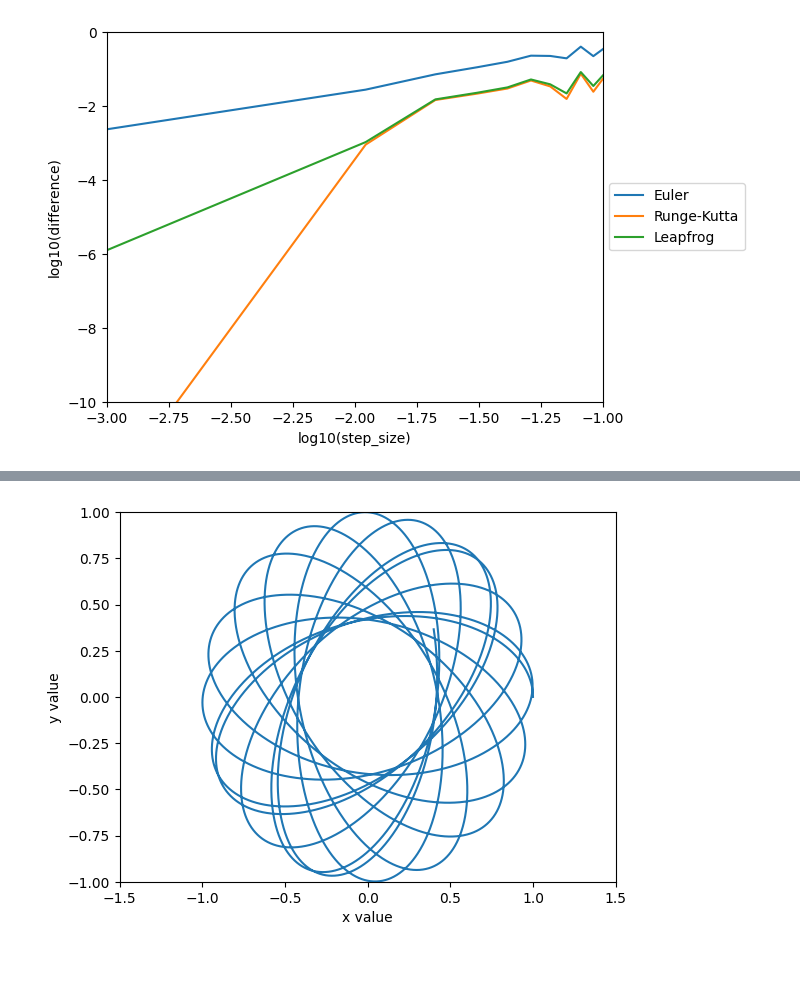
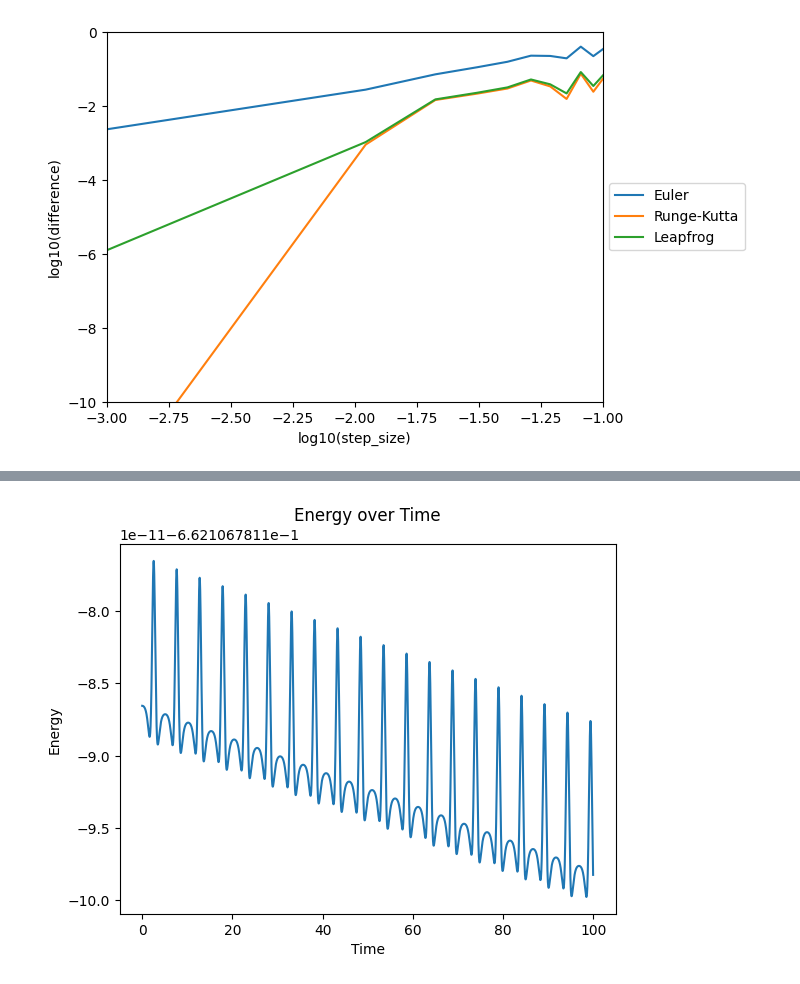
Before and after one commit to qchen4/ASTR-427-COmputational-Astrophysics, a Jupyter notebook: HWs/Homework2/Homeworkd 2.ipynb, the cells around one changed output, grey strips where cells are left out. Cells and saved outputs as stored; diff of their text form; code cells hidden in the pictures.

```diff
--- a/HWs/Homework2/Homeworkd 2.ipynb
+++ b/HWs/Homework2/Homeworkd 2.ipynb
@@ -83,0 +63,18 @@ t = [0, 30]
+# %%
+# Error analysis
+
+errors = []
+for step in step_sizes:
+    t = np.arange(0, t_end + step, step)
+    state = np.array(initial_state)
+    for _ in t[:-1]:
+        state = runge_kutta(deriv_sho, state, step)
+    errors.append(abs(state[0] - np.cos(t_end)))
+
+plt.figure()
+plt.loglog(step_sizes, errors, 'o-')
+plt.title('Error Analysis for SHO at t=30')
+plt.xlabel('Log of Step Size')
+plt.ylabel('Log of Error')
+plt.grid(True)
+plt.show()
@@ -217,35 +228,12 @@ step2 = .01
 # %%
-#3a
+# Energy calculation and plotting
 
-# reset state to initial state
-state = initial_state2
-
-# point to evaluate the state at
-index = t2[0]
-
-# lists to store results in
-x_result = []
-y_result = []
-
-# find the numerical integration value over the integration range `t2` via Runge-Kutta
-while index <= t2[1]:
-
-    # update results
-    x_result.append(state[0])
-    y_result.append(state[1])
-
-    # update state
-    new_state = runge_kutta(deriv2, state, step2)
-    state = new_state
-    index += step2
-
-# plotting
-plt.xlim(-1.5, 1.5)
-plt.ylim(-1, 1)
-plt.plot(x_result, y_result, label='Result')
-
-plt.xlabel('x value')
-plt.ylabel('y value')
+energy = 0.5 * (states[:, 2]**2 + states[:, 3]**2) - 1 / np.sqrt(states[:, 0]**2 + states[:, 1]**2 + 1)
+plt.figure()
+plt.plot(t_range, energy)
+plt.title('Energy over Time')
+plt.xlabel('Time')
+plt.ylabel('Energy')
 plt.show()
 # %% [output]
-[figure, old version]
+[figure, new version]
```
Also changed, not shown: parts of 9 cells of this notebook.
